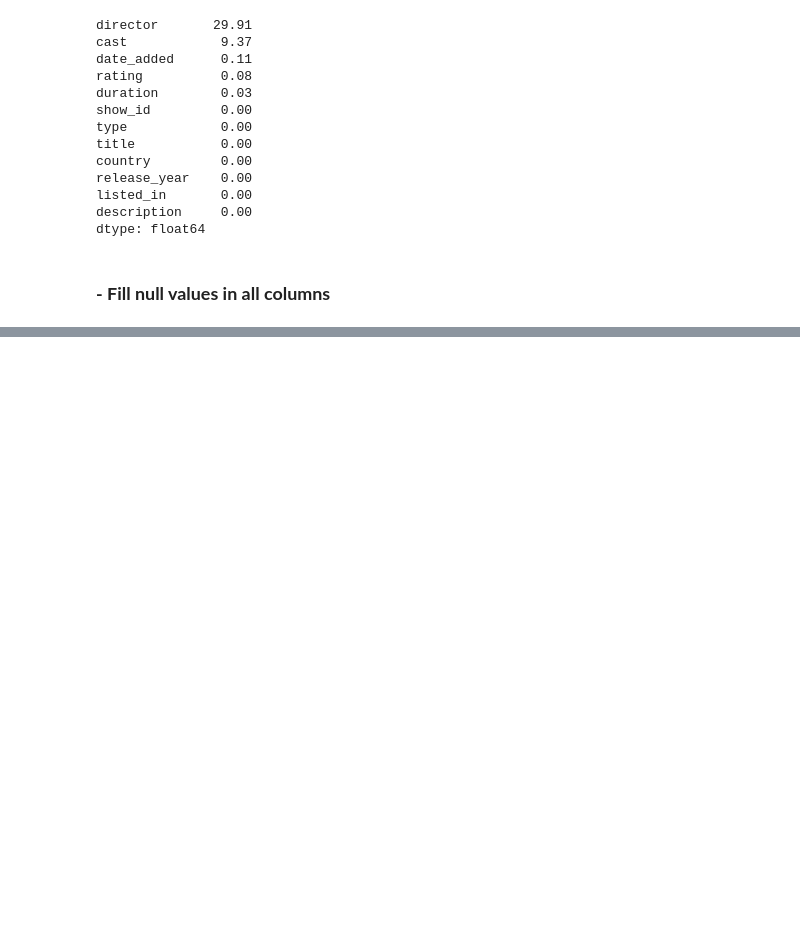
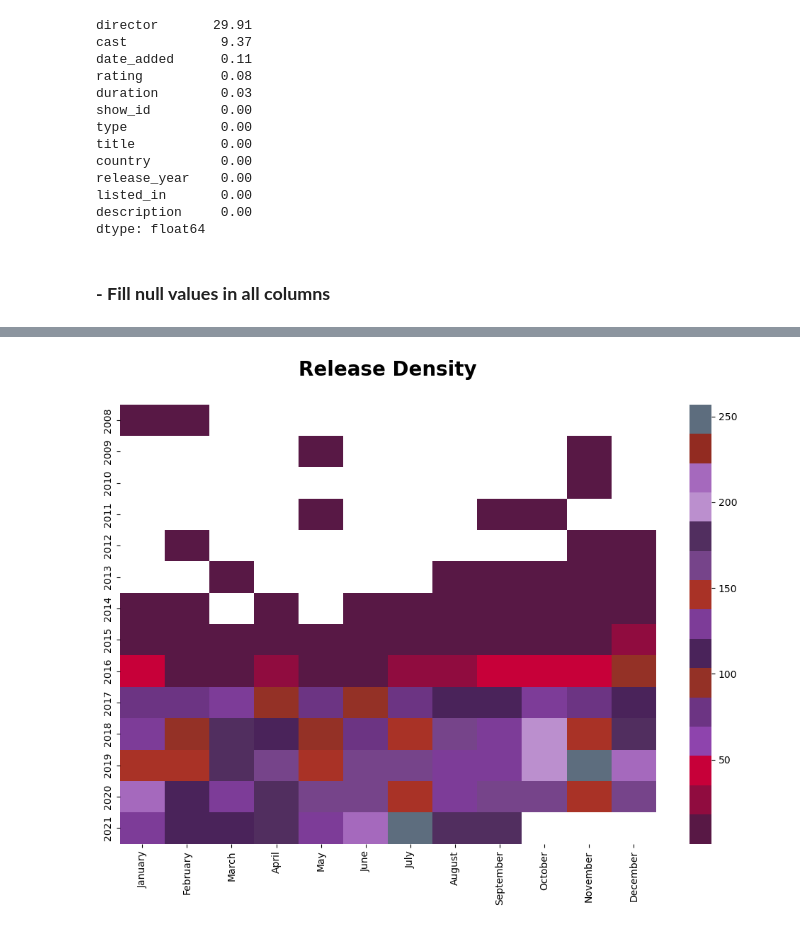
Before and after one commit to noahnoahnoahtran/project22-netflix-analysis, a Jupyter notebook: netflix_title_analysis.ipynb, the cells around one changed output, grey strips where cells are left out. Drawn from its saved outputs; the diff is of its cells as text; code cells hidden in the pictures; blank space fills up the shorter version.

```diff
--- a/netflix_title_analysis.ipynb
+++ b/netflix_title_analysis.ipynb
@@ -172,0 +219,15 @@ df['year'] = df['date_added'].apply(lambda x : x.split(', ')[-1])
+# %%
+#Release density
+
+month_order = ['January', 'February', 'March', 'April', 'May', 'June', 'July', 'August', 'September', 'October', 'November', 'December']
+db = df.groupby('year')['month'].value_counts().unstack()[month_order]
+# %%
+fig, ax = plt.subplots(1, 1, figsize = (10, 8))
+ax = sns.heatmap(db, cmap = colors)
+plt.title('Release Density\n', fontsize = 20, fontweight = 'bold')
+ax.set_xlabel('')
+ax.set_ylabel('')
+plt.tight_layout()
+plt.show()
+# %% [output]
+[figure, added]
```
Also changed, not shown: parts of 16 cells of this notebook.
